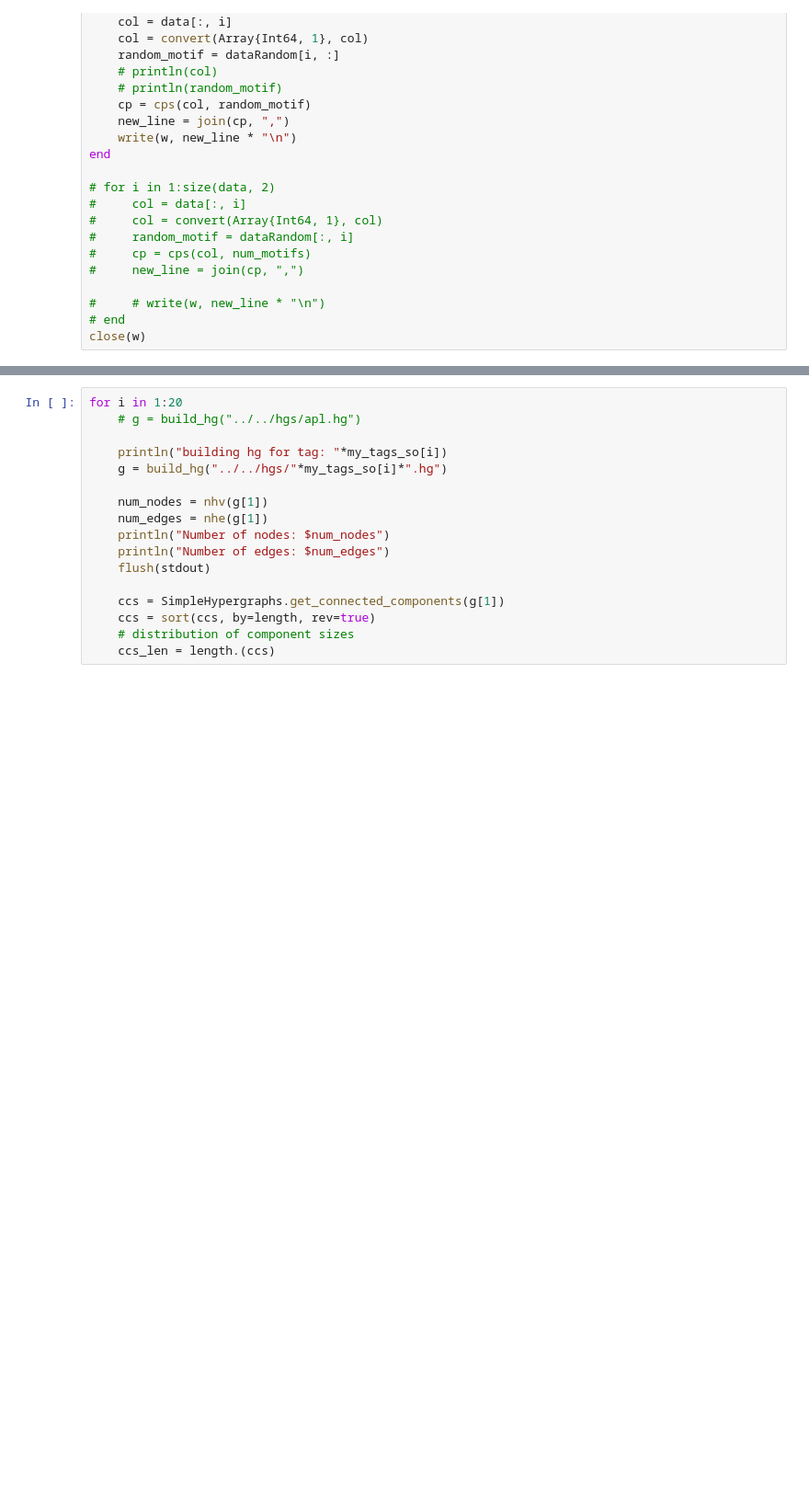
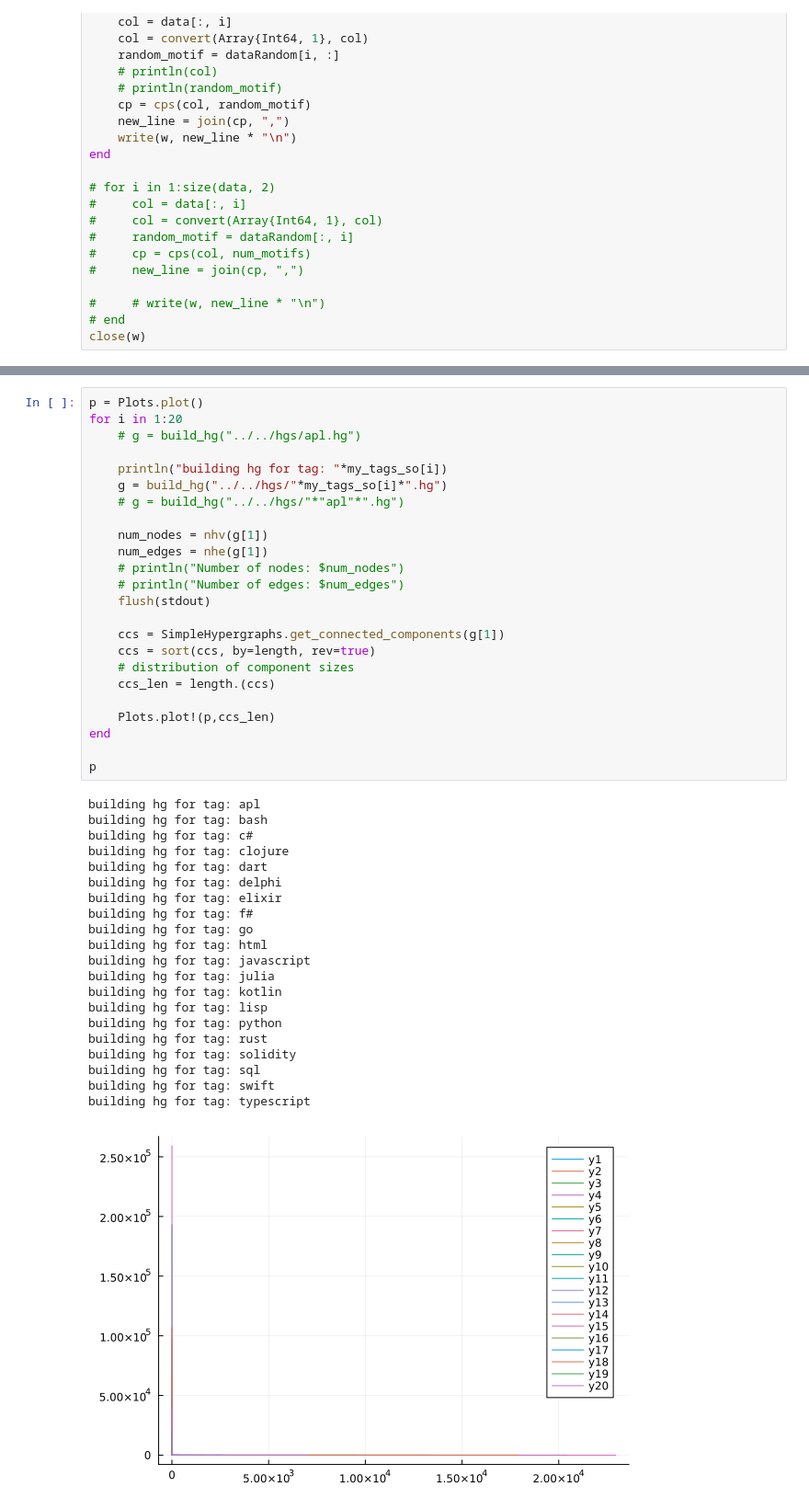
Before and after one commit to ddevin96/DevCommunities, a Jupyter notebook: src/notebook/metrics.ipynb, the cells around one changed output, grey strips where cells are left out. Shown at 92% size. Drawn from its saved outputs; the diff is of its cells as text; blank space fills up the shorter version.

```diff
--- a/src/notebook/metrics.ipynb
+++ b/src/notebook/metrics.ipynb
@@ -548,17 +525,46 @@ h = heatmap(mm, color=:viridis, title="Cosine similarity", xticks=([i for i in 1
 # %%
+p = Plots.plot()
 for i in 1:20
     # g = build_hg("../../hgs/apl.hg")
 
     println("building hg for tag: "*my_tags_so[i])
     g = build_hg("../../hgs/"*my_tags_so[i]*".hg")
+    # g = build_hg("../../hgs/"*"apl"*".hg")
 
     num_nodes = nhv(g[1])
     num_edges = nhe(g[1])
-    println("Number of nodes: $num_nodes")
-    println("Number of edges: $num_edges")
+    # println("Number of nodes: $num_nodes")
+    # println("Number of edges: $num_edges")
     flush(stdout)
 
     ccs = SimpleHypergraphs.get_connected_components(g[1])
     ccs = sort(ccs, by=length, rev=true)
     # distribution of component sizes
     ccs_len = length.(ccs)
+
+    Plots.plot!(p,ccs_len)
+end
+
+p
+# %% [output]
+building hg for tag: apl
+building hg for tag: bash
+building hg for tag: c#
+building hg for tag: clojure
+building hg for tag: dart
+building hg for tag: delphi
+building hg for tag: elixir
+building hg for tag: f#
+building hg for tag: go
+building hg for tag: html
+building hg for tag: javascript
+building hg for tag: julia
+building hg for tag: kotlin
+building hg for tag: lisp
+building hg for tag: python
+building hg for tag: rust
+building hg for tag: solidity
+building hg for tag: sql
+building hg for tag: swift
+building hg for tag: typescript
+[figure, added]
```
Also changed, not shown: parts of 8 cells of this notebook, 4 other files.
